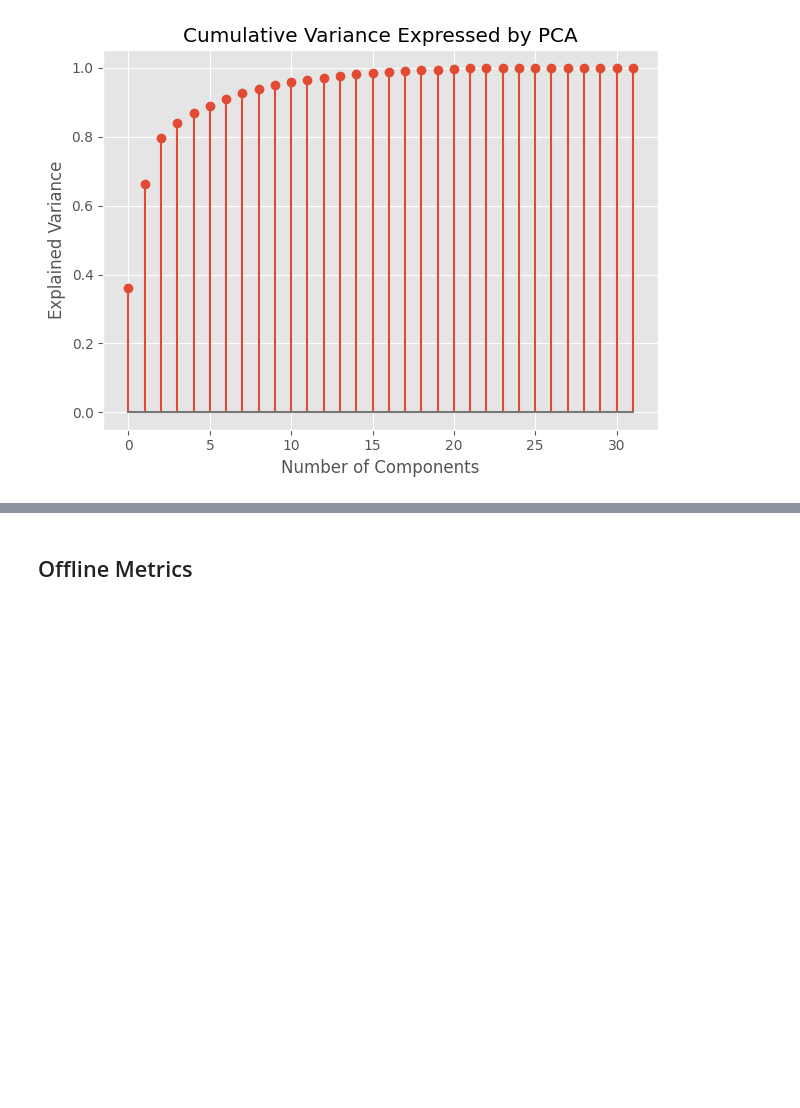
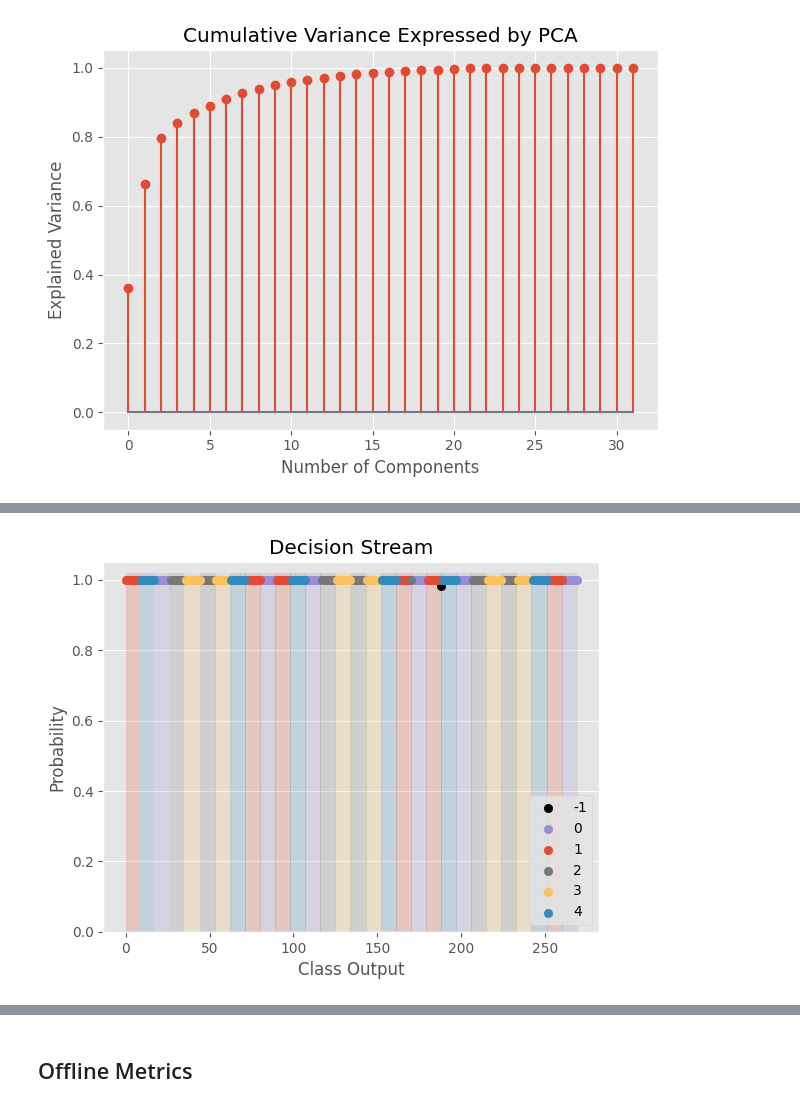
Before and after one commit to LibEMG/LibEMG_MEC24_Workshop, a Jupyter notebook: walkthrough.ipynb, the cells around one changed output, grey strips where cells are left out. Cells and saved outputs as stored; diff of their text form; code cells hidden in the pictures; blank space fills up the shorter version.

```diff
--- a/walkthrough.ipynb
+++ b/walkthrough.ipynb
@@ -186,0 +245,8 @@ fe.visualize_feature_space(feature_dict, 'PCA', classes=labels)
+# %%
+# Adding rejection
+rejection_clf = deepcopy(clf)
+rejection_clf.add_rejection(threshold=0.99)
+predictions, probabilities = rejection_clf.run(test_myo_features) # prediction of -1 implies rejection
+rejection_clf.visualize(test_myo_labels, predictions, probabilities)
+# %% [output]
+[figure, added]
```
Also changed, not shown: parts of 19 cells of this notebook.
